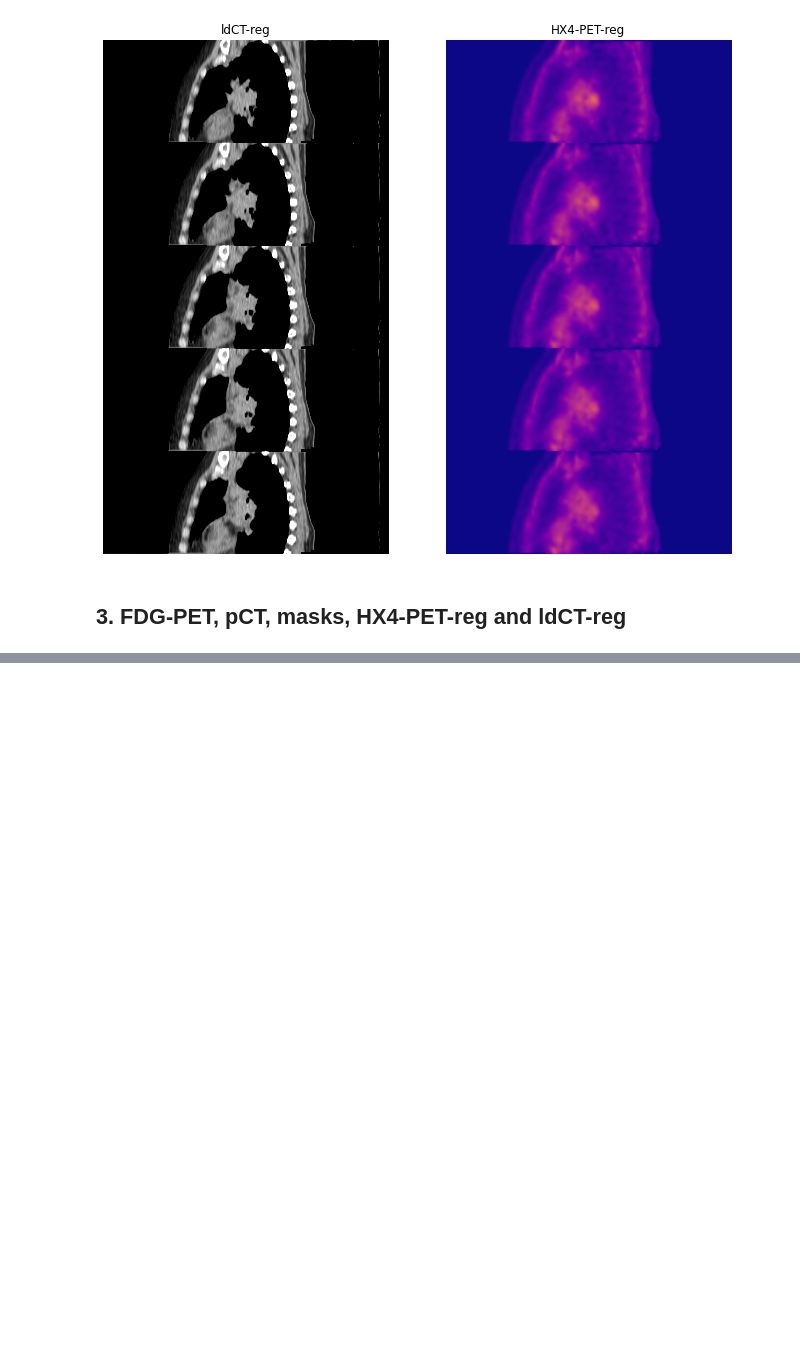
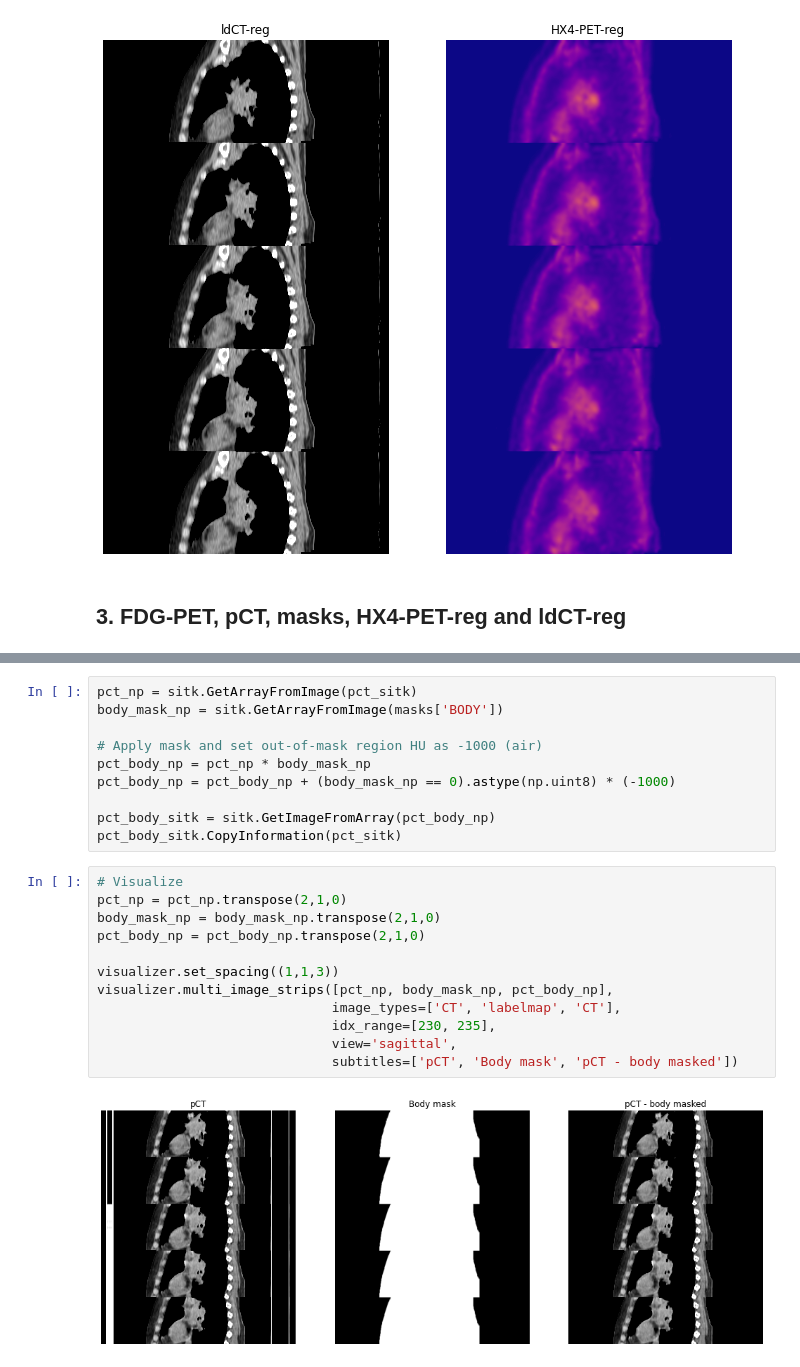
Before and after one commit to Maastro-CDS-Imaging-Group/HX4-PET-translation, a Jupyter notebook: notebooks/Dataset_Preparation_Example.ipynb, the cells around one changed output, grey strips where cells are left out. Cells and saved outputs as stored; diff of their text form; blank space fills up the shorter version.

```diff
--- a/notebooks/Dataset_Preparation_Example.ipynb
+++ b/notebooks/Dataset_Preparation_Example.ipynb
@@ -544,0 +586,24 @@ visualizer.multi_image_strips([pct_final_np, fdg_pet_final_np,
+# %%
+pct_np = sitk.GetArrayFromImage(pct_sitk)
+body_mask_np = sitk.GetArrayFromImage(masks['BODY'])
+
+# Apply mask and set out-of-mask region HU as -1000 (air)
+pct_body_np = pct_np * body_mask_np
+pct_body_np = pct_body_np + (body_mask_np == 0).astype(np.uint8) * (-1000)
+
+pct_body_sitk = sitk.GetImageFromArray(pct_body_np)
+pct_body_sitk.CopyInformation(pct_sitk)
+# %%
+# Visualize
+pct_np = pct_np.transpose(2,1,0)
+body_mask_np = body_mask_np.transpose(2,1,0)
+pct_body_np = pct_body_np.transpose(2,1,0)
+
+visualizer.set_spacing((1,1,3))
+visualizer.multi_image_strips([pct_np, body_mask_np, pct_body_np],
+                              image_types=['CT', 'labelmap', 'CT'],
+                              idx_range=[230, 235],
+                              view='sagittal',
+                              subtitles=['pCT', 'Body mask', 'pCT - body masked'])
+# %% [output]
+[figure, added]
```
Also changed, not shown: parts of 18 cells of this notebook, 1 other file.
